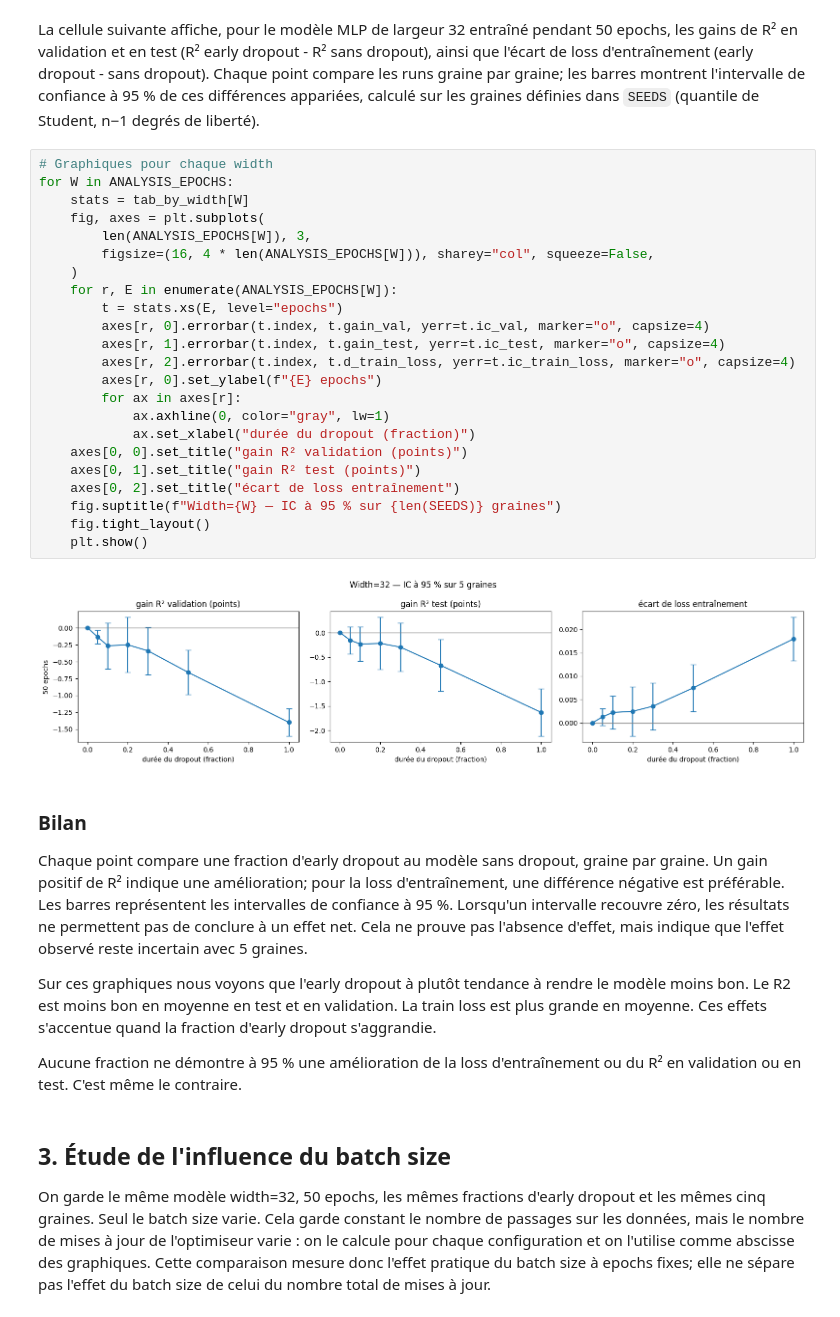
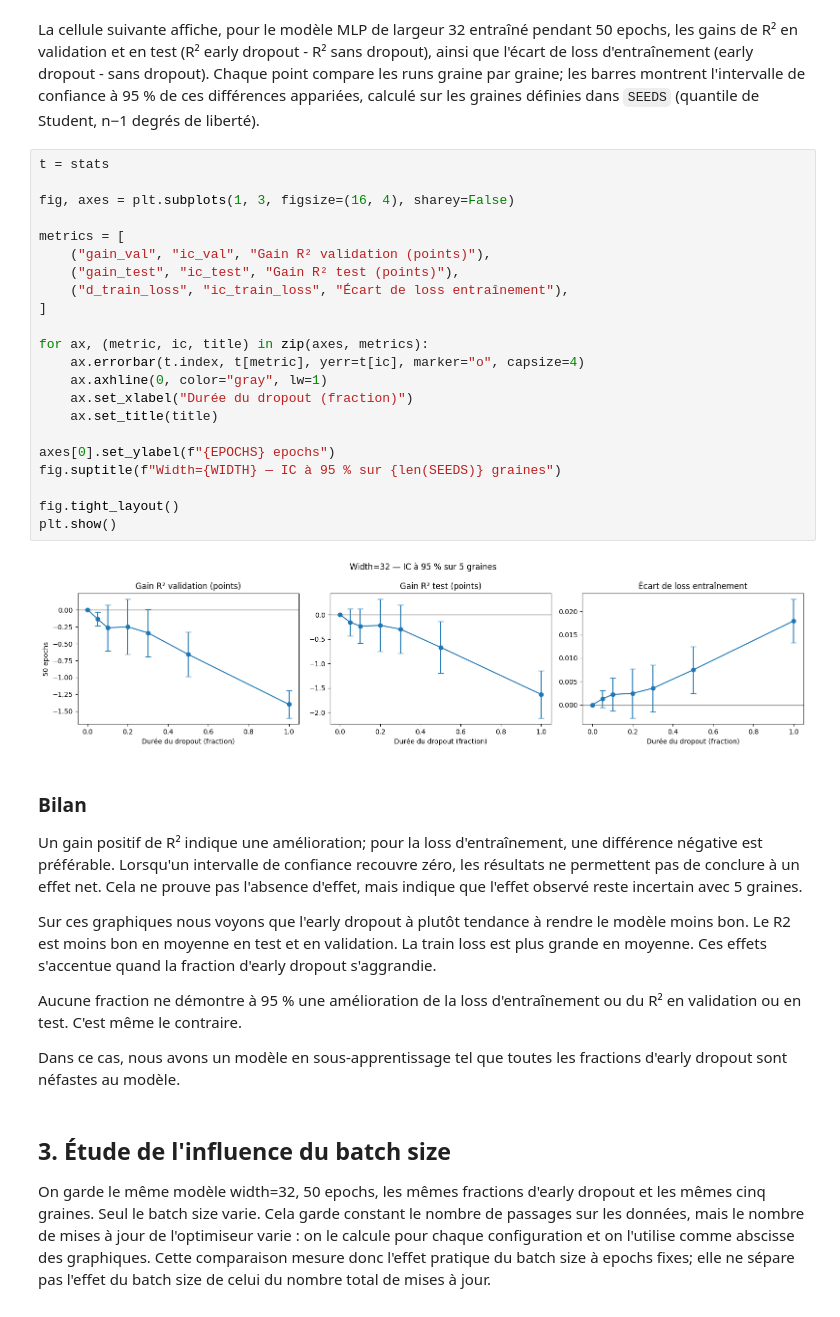
Before and after one commit to Felix-prjcts/early-dropout-study, a Jupyter notebook: regression_california.ipynb, the cells around one changed output. Saved outputs shown, nothing was run; the diff lists cells and outputs as text.

```diff
--- a/regression_california.ipynb
+++ b/regression_california.ipynb
@@ -241,38 +225,39 @@ Width=32
 # %% [markdown]
 La cellule suivante affiche, pour le modèle MLP de largeur 32 entraîné pendant 50 epochs, les gains de R² en validation et en test (R² early dropout - R² sans dropout), ainsi que l'écart de loss d'entraînement (early dropout - sans dropout). Chaque point compare les runs graine par graine; les barres montrent l'intervalle de confiance à 95 % de ces différences appariées, calculé sur les graines définies dans `SEEDS` (quantile de Student, n−1 degrés de liberté).
-# %%
-# Graphiques pour chaque width
-for W in ANALYSIS_EPOCHS:
-    stats = tab_by_width[W]
-    fig, axes = plt.subplots(
-        len(ANALYSIS_EPOCHS[W]), 3,
-        figsize=(16, 4 * len(ANALYSIS_EPOCHS[W])), sharey="col", squeeze=False,
-    )
-    for r, E in enumerate(ANALYSIS_EPOCHS[W]):
-        t = stats.xs(E, level="epochs")
-        axes[r, 0].errorbar(t.index, t.gain_val, yerr=t.ic_val, marker="o", capsize=4)
-        axes[r, 1].errorbar(t.index, t.gain_test, yerr=t.ic_test, marker="o", capsize=4)
-        axes[r, 2].errorbar(t.index, t.d_train_loss, yerr=t.ic_train_loss, marker="o", capsize=4)
-        axes[r, 0].set_ylabel(f"{E} epochs")
-        for ax in axes[r]:
-            ax.axhline(0, color="gray", lw=1)
-            ax.set_xlabel("durée du dropout (fraction)")
-    axes[0, 0].set_title("gain R² validation (points)")
-    axes[0, 1].set_title("gain R² test (points)")
-    axes[0, 2].set_title("écart de loss entraînement")
-    fig.suptitle(f"Width={W} — IC à 95 % sur {len(SEEDS)} graines")
-    fig.tight_layout()
-    plt.show()
-# %% [output]
-[figure, removed]
+# %%
+t = stats
+
+fig, axes = plt.subplots(1, 3, figsize=(16, 4), sharey=False)
+
+metrics = [
+    ("gain_val", "ic_val", "Gain R² validation (points)"),
+    ("gain_test", "ic_test", "Gain R² test (points)"),
+    ("d_train_loss", "ic_train_loss", "Écart de loss entraînement"),
+]
+
+for ax, (metric, ic, title) in zip(axes, metrics):
+    ax.errorbar(t.index, t[metric], yerr=t[ic], marker="o", capsize=4)
+    ax.axhline(0, color="gray", lw=1)
+    ax.set_xlabel("Durée du dropout (fraction)")
+    ax.set_title(title)
+
+axes[0].set_ylabel(f"{EPOCHS} epochs")
+fig.suptitle(f"Width={WIDTH} — IC à 95 % sur {len(SEEDS)} graines")
+
+fig.tight_layout()
+plt.show()
+# %% [output]
+[figure, added]
 # %% [markdown]
 ### Bilan
 
-Chaque point compare une fraction d'early dropout au modèle sans dropout, graine par graine. Un gain positif de R² indique une amélioration; pour la loss d'entraînement, une différence négative est préférable. Les barres représentent les intervalles de confiance à 95 %. Lorsqu'un intervalle recouvre zéro, les résultats ne permettent pas de conclure à un effet net. Cela ne prouve pas l'absence d'effet, mais indique que l'effet observé reste incertain avec 5 graines.
+Un gain positif de R² indique une amélioration; pour la loss d'entraînement, une différence négative est préférable. Lorsqu'un intervalle de confiance recouvre zéro, les résultats ne permettent pas de conclure à un effet net. Cela ne prouve pas l'absence d'effet, mais indique que l'effet observé reste incertain avec 5 graines.
 
 Sur ces graphiques nous voyons que l'early dropout à plutôt tendance à rendre le modèle moins bon. Le R2 est moins bon en moyenne en test et en validation. La train loss est plus grande en moyenne. Ces effets s'accentue quand la fraction d'early dropout s'aggrandie.
 
 Aucune fraction ne démontre à 95 % une amélioration de la loss d'entraînement ou du R² en validation ou en test. C'est même le contraire.
+
+Dans ce cas, nous avons un modèle en sous-apprentissage tel que toutes les fractions d'early dropout sont néfastes au modèle.
 # %% [markdown]
 ## 3. Étude de l'influence du batch size
 
```
Also changed, not shown: parts of 7 cells of this notebook.
